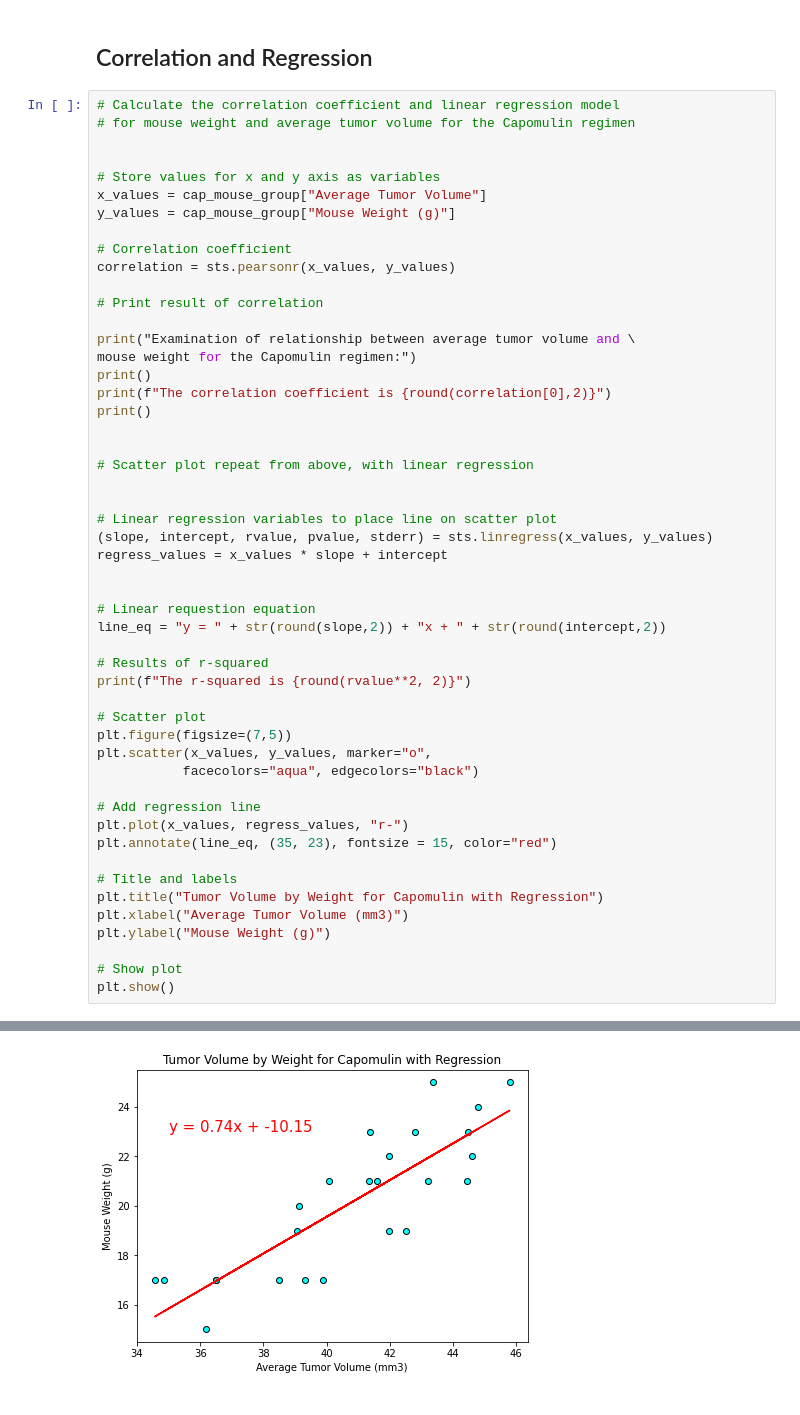
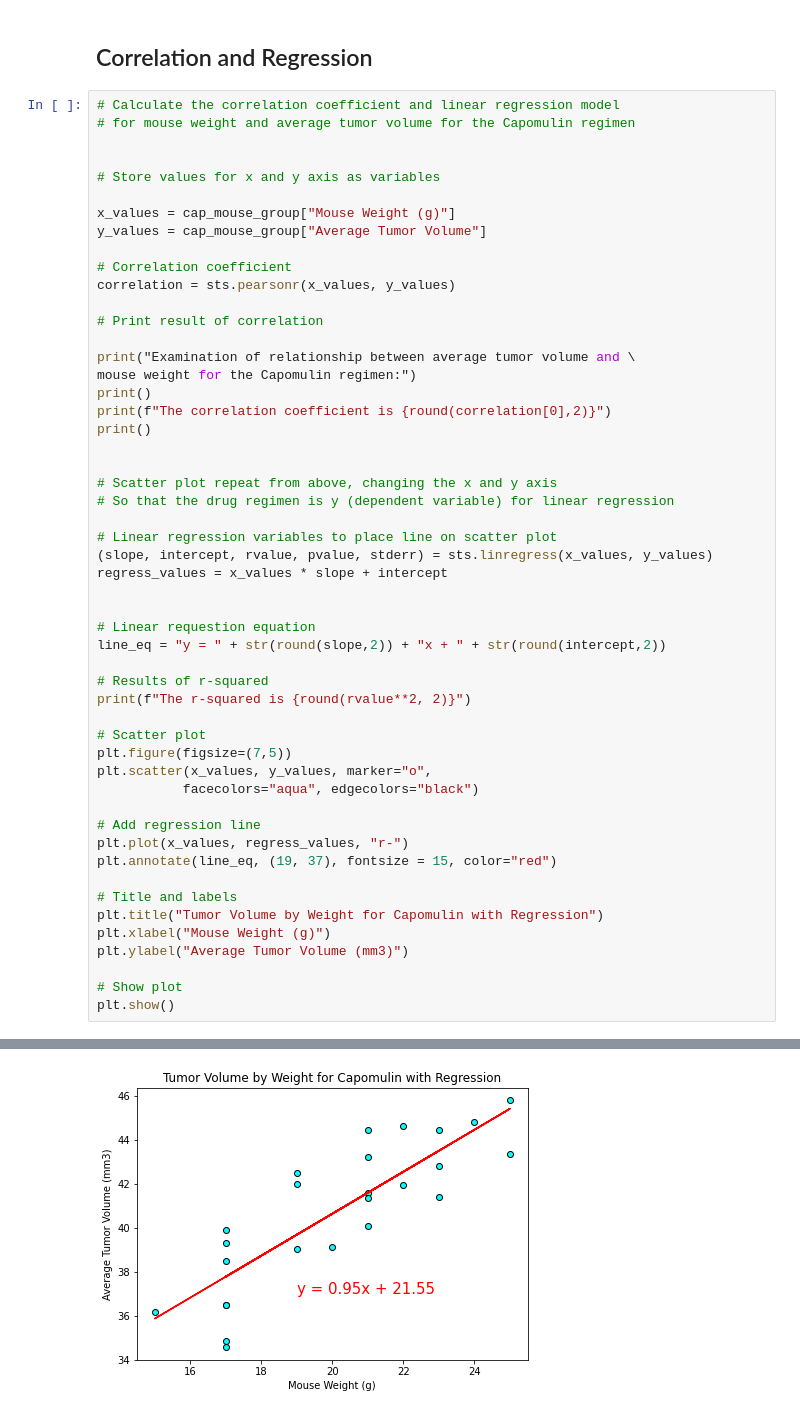
Before and after one commit to Seltsam1/matplotlib-pharmaceutical-analysis, a Jupyter notebook: pharmaceutical-analysis.ipynb, the cells around one changed output, grey strips where cells are left out. Saved outputs shown, nothing was run; the diff lists cells and outputs as text.

```diff
--- a/pharmaceutical-analysis.ipynb
+++ b/pharmaceutical-analysis.ipynb
@@ -507,8 +484,9 @@ plt.show()
 
 
 # Store values for x and y axis as variables
-x_values = cap_mouse_group["Average Tumor Volume"]
-y_values = cap_mouse_group["Mouse Weight (g)"]
+
+x_values = cap_mouse_group["Mouse Weight (g)"]
+y_values = cap_mouse_group["Average Tumor Volume"]
 
 # Correlation coefficient
 correlation = sts.pearsonr(x_values, y_values)
@@ -522,40 +500,40 @@ print(f"The correlation coefficient is {round(correlation[0],2)}")
 print()
 
 
-# Scatter plot repeat from above, with linear regression
-
+# Scatter plot repeat from above, changing the x and y axis
+# So that the drug regimen is y (dependent variable) for linear regression
 
 # Linear regression variables to place line on scatter plot
 (slope, intercept, rvalue, pvalue, stderr) = sts.linregress(x_values, y_values)
 regress_values = x_values * slope + intercept
 
 
 # Linear requestion equation
 line_eq = "y = " + str(round(slope,2)) + "x + " + str(round(intercept,2))
 
 # Results of r-squared
 print(f"The r-squared is {round(rvalue**2, 2)}")
 
 # Scatter plot
 plt.figure(figsize=(7,5))
 plt.scatter(x_values, y_values, marker="o",
            facecolors="aqua", edgecolors="black")
 
 # Add regression line
 plt.plot(x_values, regress_values, "r-")
-plt.annotate(line_eq, (35, 23), fontsize = 15, color="red")
+plt.annotate(line_eq, (19, 37), fontsize = 15, color="red")
 
 # Title and labels
 plt.title("Tumor Volume by Weight for Capomulin with Regression")
-plt.xlabel("Average Tumor Volume (mm3)")
-plt.ylabel("Mouse Weight (g)")
+plt.xlabel("Mouse Weight (g)")
+plt.ylabel("Average Tumor Volume (mm3)")
 
 # Show plot
 plt.show()
 # %% [output]
 Examination of relationship between average tumor volume and mouse weight for the Capomulin regimen:
 
 The correlation coefficient is 0.84
 
 The r-squared is 0.71
-[figure, old version]
+[figure, new version]
```
Also changed, not shown: parts of 6 cells of this notebook.
